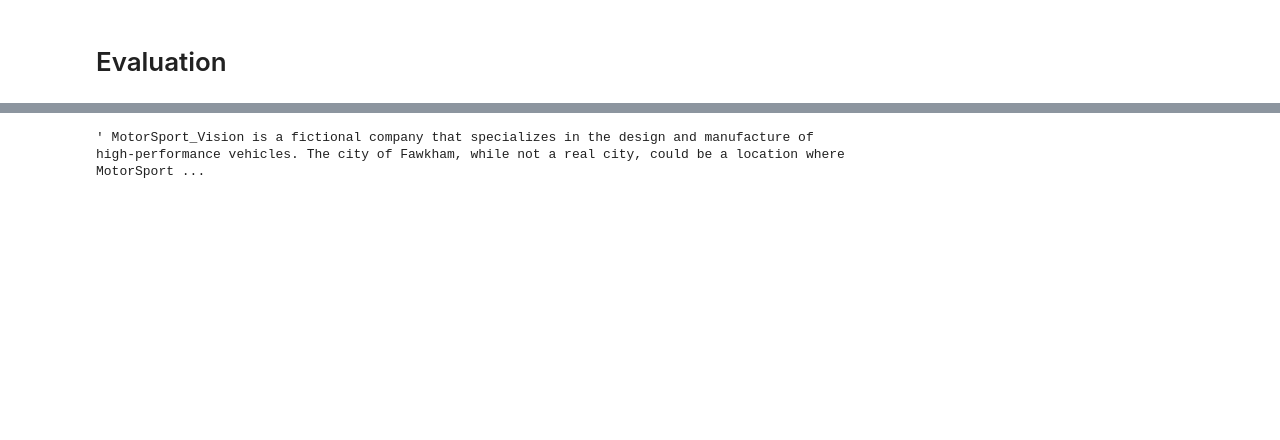
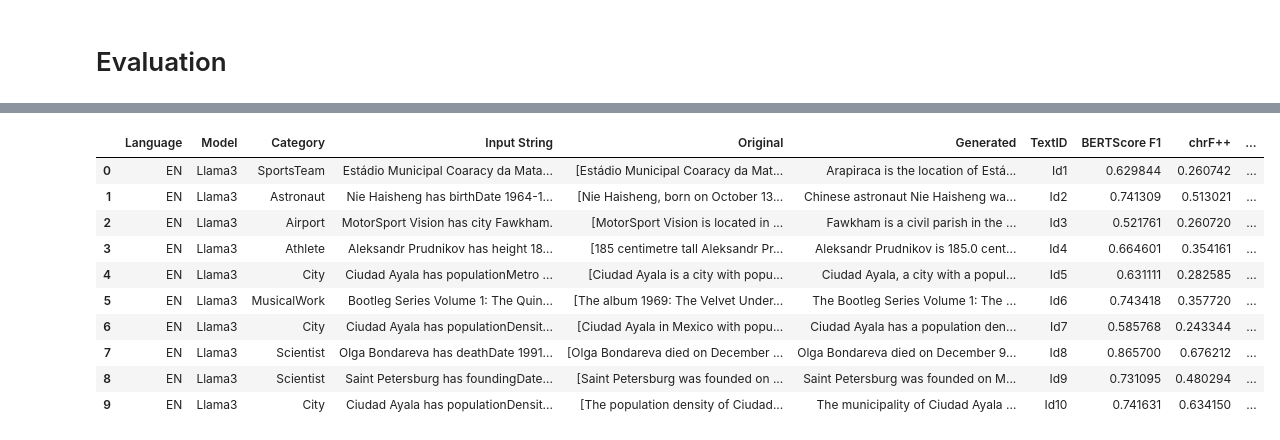
Before and after one commit to danielgg1/OZP, a Jupyter notebook: OZP_code.ipynb, the cells around one changed output, grey strips where cells are left out. Cells and saved outputs as stored; diff of their text form; code cells hidden in the pictures; blank space fills up the shorter version.

```diff
--- a/OZP_code.ipynb
+++ b/OZP_code.ipynb
@@ -262,0 +236,6 @@ Device set to use cuda
+# %%
+messages = [
+      {"role": "user", "content": input_texts_ru[0]["inputtext"]}
+    ]
+
+llama3_tokenizer.apply_chat_template(messages, tokenize=False)
@@ -295,0 +267,20 @@ NameError: name 'phi3_pipeline' is not defined
+# %%
+# Gemma
+gemma_model = AutoModelForCausalLM.from_pretrained(
+    "google/gemma-3-4b-it",
+    device_map = "cuda",
+    torch_dtype = "auto",
+    trust_remote_code = True,
+)
+gemma_tokenizer = AutoTokenizer.from_pretrained("google/gemma-3-4b-it")
+
+# Create a pipeline
+gemma_pipeline = pipeline(
+    "text-generation",
+    model = gemma_model,
+    tokenizer = gemma_tokenizer,
+    return_full_text=False,
+    trust_remote_code=False,
+    max_new_tokens = 5000, # is this a code smell??
+    do_sample = False
+)
@@ -296 +302,6 @@ NameError: name 'phi3_pipeline' is not defined
+# %%
+# Gemma
+
+generator = gemma_pipeline
+modelname = "Gemma"
 # %%
@@ -467,4 +482,14 @@ ru_results
-# %%
-en_results.loc[2]["Generated"]
-# %% [output]
-' MotorSport_Vision is a fictional company that specializes in the design and manufacture of high-performance vehicles. The city of Fawkham, while not a real city, could be a location where MotorSport ...
+# %%
+en_results
+# %% [output]
+|  | Language | Model | Category | Input String | Original | Generated | TextID | BERTScore F1 | chrF++ | ... |
+| 0 | EN | Llama3 | SportsTeam | Estádio Municipal Coaracy da Mata... | [Estádio Municipal Coaracy da Mat... | Arapiraca is the location of Está... | Id1 | 0.629844 | 0.260742 | ... |
+| 1 | EN | Llama3 | Astronaut | Nie Haisheng has birthDate 1964-1... | [Nie Haisheng, born on October 13... | Chinese astronaut Nie Haisheng wa... | Id2 | 0.741309 | 0.513021 | ... |
+| 2 | EN | Llama3 | Airport | MotorSport Vision has city Fawkham. | [MotorSport Vision is located in ... | Fawkham is a civil parish in the ... | Id3 | 0.521761 | 0.260720 | ... |
+| 3 | EN | Llama3 | Athlete | Aleksandr Prudnikov has height 18... | [185 centimetre tall Aleksandr Pr... | Aleksandr Prudnikov is 185.0 cent... | Id4 | 0.664601 | 0.354161 | ... |
+| 4 | EN | Llama3 | City | Ciudad Ayala has populationMetro ... | [Ciudad Ayala is a city with popu... | Ciudad Ayala, a city with a popul... | Id5 | 0.631111 | 0.282585 | ... |
+| 5 | EN | Llama3 | MusicalWork | Bootleg Series Volume 1: The Quin... | [The album 1969: The Velvet Under... | The Bootleg Series Volume 1: The ... | Id6 | 0.743418 | 0.357720 | ... |
+| 6 | EN | Llama3 | City | Ciudad Ayala has populationDensit... | [Ciudad Ayala in Mexico with popu... | Ciudad Ayala has a population den... | Id7 | 0.585768 | 0.243344 | ... |
+| 7 | EN | Llama3 | Scientist | Olga Bondareva has deathDate 1991... | [Olga Bondareva died on December ... | Olga Bondareva died on December 9... | Id8 | 0.865700 | 0.676212 | ... |
+| 8 | EN | Llama3 | Scientist | Saint Petersburg has foundingDate... | [Saint Petersburg was founded on ... | Saint Petersburg was founded on M... | Id9 | 0.731095 | 0.480294 | ... |
+| 9 | EN | Llama3 | City | Ciudad Ayala has populationDensit... | [The population density of Ciudad... | The municipality of Ciudad Ayala ... | Id10 | 0.741631 | 0.634150 | ... |
```
Also changed, not shown: parts of 27 cells of this notebook, 2 other files.
